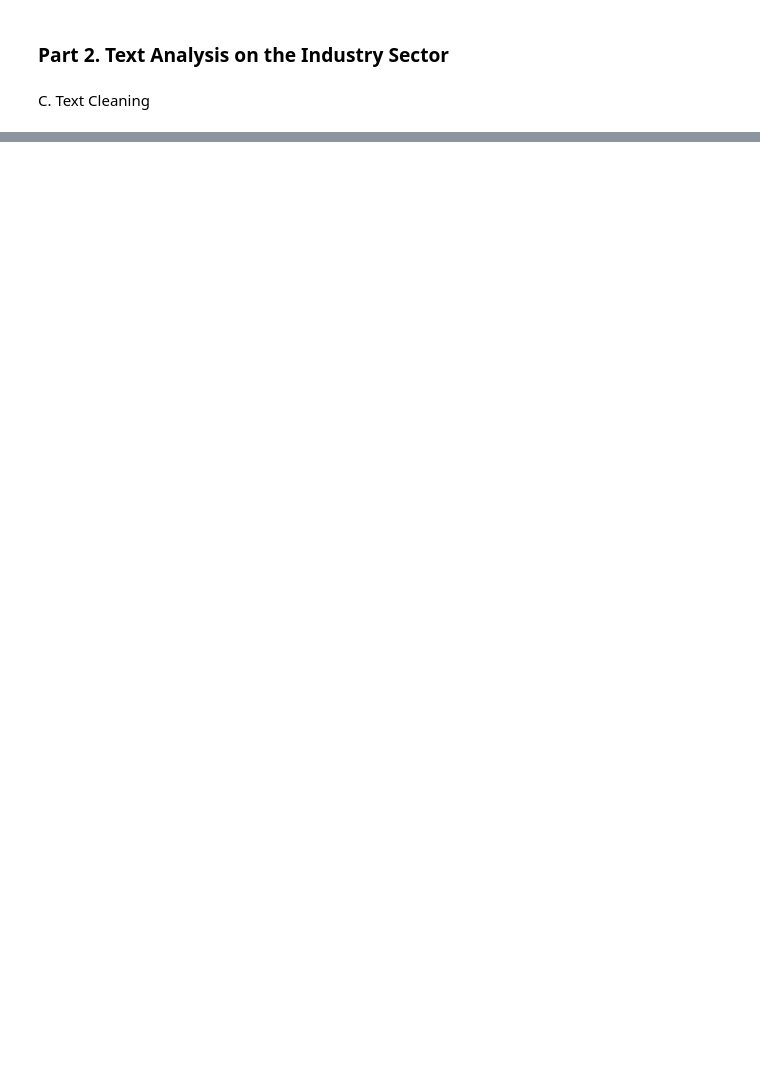
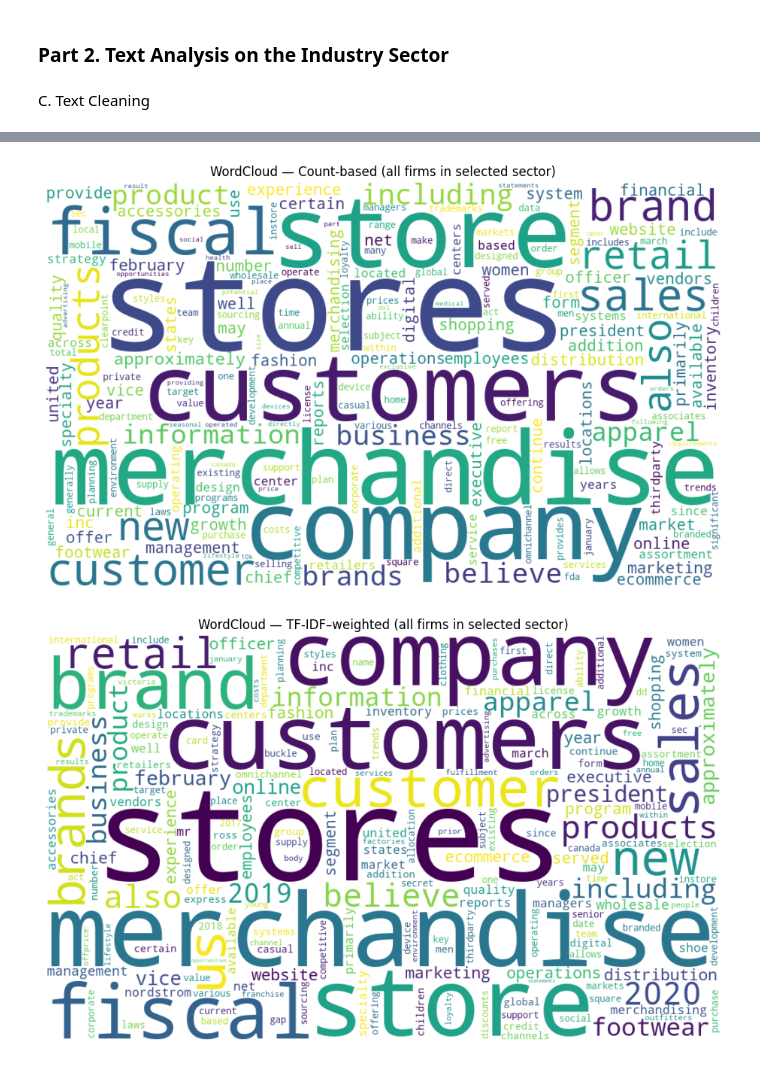
Before and after one commit to Yiling-Ji/BAIT508-Group12-Group-Project, a Jupyter notebook: Group Project.ipynb, the cells around one changed output, grey strips where cells are left out. Saved outputs shown, nothing was run; the diff lists cells and outputs as text; code cells hidden in the pictures; blank space fills up the shorter version.

Commit message:
feat: Complete Part 2.D Keyword Analysis

```diff
--- a/Group Project.ipynb
+++ b/Group Project.ipynb
@@ -260,0 +349,11 @@ Cleaned dataset has been saved to '2020_10K_item1_cleaned.csv'
+# %%
+# Print out results
+docs = dfD["cleaned_text"].fillna("").tolist()
+dfD["top10_tfidf"] = get_keywords_tfidf(docs, k=10)
+preview = (
+    dfD.loc[:, ["gvkey", "conm", "top10_count", "top10_tfidf"]]
+       .head(10)                     # get the top 10 rows
+       .reset_index(drop=True)       # remove the 0-based index
+)
+preview.index = preview.index + 1    # change index to 1-10
+display(preview)
@@ -260,0 +372,55 @@ Cleaned dataset has been saved to '2020_10K_item1_cleaned.csv'
+# %%
+# D3. Wordclouds for the selected sector based on word counts and TF-IDF scores.
+!pip install wordcloud scikit-learn
+from collections import Counter
+import numpy as np
+import matplotlib.pyplot as plt
+from wordcloud import WordCloud
+from sklearn.feature_extraction.text import TfidfVectorizer
+
+# 1) Count-based wordcloud
+# Build a global frequency dictionary from all cleaned tokens
+all_tokens = " ".join(dfD["cleaned_text"].fillna("")).split()
+freq = Counter(all_tokens)
+
+# Filter out very short tokens or pure numbers
+freq = {w: c for w, c in freq.items() if len(w) > 2 and not w.isdigit()}
+
+# Generate the wordcloud from raw counts
+wc_counts = WordCloud(width=1000, height=600, background_color="white")
+wc_counts = wc_counts.generate_from_frequencies(freq)
+
+plt.figure(figsize=(12, 7))
+plt.imshow(wc_counts, interpolation="bilinear")
+plt.axis("off")
+plt.title("WordCloud — Count-based (all firms in selected sector)")
+plt.show()
+
+# 2) TF-IDF–based wordcloud
+# Fit TF-IDF on the same cleaned texts
+docs = dfD["cleaned_text"].fillna("")
+vectorizer = TfidfVectorizer(
+    max_features=5000,   # cap vocab size to reduce noise & speed up
+    min_df=2,            # ignore terms appearing in < 2 documents
+    lowercase=False      # already lowercased in the cleaning step
+)
+X = vectorizer.fit_transform(docs)            # CSR matrix: (n_docs, n_terms)
+feature_names = vectorizer.get_feature_names_out()
+
+# Sum TF-IDF scores across documents to get a global weight per term
+scores = np.asarray(X.sum(axis=0)).ravel()    # shape: (n_terms,)
+
+# keep top-N words to make the cloud cleaner
+topN = 300
+top_idx = scores.argsort()[::-1][:topN]
+tfidf_freq = {feature_names[i]: float(scores[i]) for i in top_idx}
+
+wc_tfidf = WordCloud(width=1000, height=600, background_color="white")
+wc_tfidf = wc_tfidf.generate_from_frequencies(tfidf_freq)
+
+plt.figure(figsize=(12, 7))
+plt.imshow(wc_tfidf, interpolation="bilinear")
+plt.axis("off")
+plt.title("WordCloud — TF-IDF–weighted (all firms in selected sector)")
+plt.show()
+# %% [output]
@@ -260,0 +443,2 @@ Cleaned dataset has been saved to '2020_10K_item1_cleaned.csv'
+[figure, added]
+[figure, added]
```
Also changed, not shown: parts of 8 cells of this notebook.
